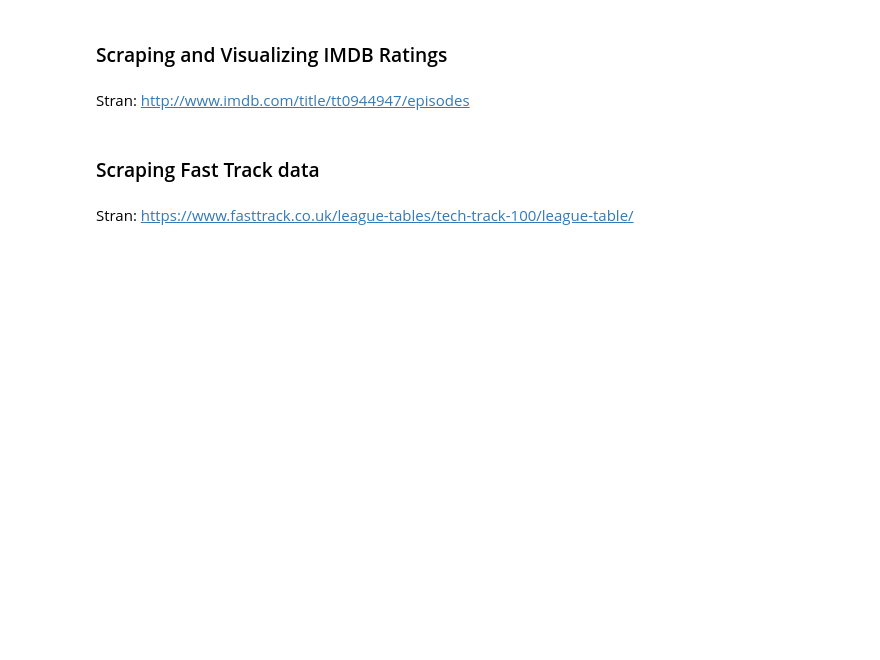
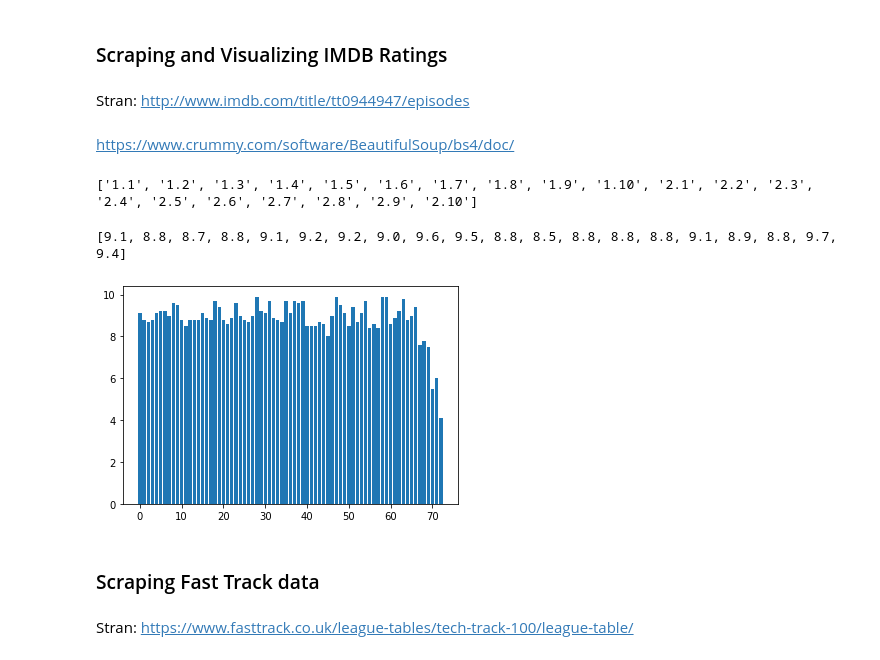
Before and after one commit to icta-tecaji/python-data-analysis-public, a Jupyter notebook: Del_11_Web_Scraping/11_Web_scraping_CLEAN.ipynb, the cells around one changed output. Saved outputs shown, nothing was run; the diff lists cells and outputs as text; code cells hidden in the pictures; blank space fills up the shorter version.

```diff
--- a/Del_11_Web_Scraping/11_Web_scraping_CLEAN.ipynb
+++ b/Del_11_Web_Scraping/11_Web_scraping_CLEAN.ipynb
@@ -49,0 +247,3 @@ url = 'https://hacker-news.firebaseio.com/v0'
+# %%
+top_stories = top_stroies_res.json()
+print(top_stories[:10])
@@ -49,0 +252,9 @@ url = 'https://hacker-news.firebaseio.com/v0'
+# %%
+articles = []
+# %%
+for stroy_id in top_stories[:10]:
+    story_url = f'{url}/item/{stroy_id}.json?print=pretty'
+    print(f'Prenos: {story_url}')
+    r = requests.get(story_url)
+    story_dict = r.json()
+    articles.append(story_dict)
@@ -68,10 +345,45 @@ Primer: https://support.spatialkey.com/spatialkey-sample-csv-data/
 ### Scraping and Visualizing IMDB Ratings
 # %% [markdown]
 Stran: http://www.imdb.com/title/tt0944947/episodes
+# %% [markdown]
+https://www.crummy.com/software/BeautifulSoup/bs4/doc/
 # %%
 import requests
 from bs4 import BeautifulSoup
 url = 'http://www.imdb.com/title/tt0944947/episodes'
+# %%
+episodes = []
+ratings = []
+
+for season in range(1,9):
+    r = requests.get(url, params={'season': season})
+    soup = BeautifulSoup(r.text, 'html.parser')
+    listing = soup.find('div', class_='eplist')
+
+    for epnr, div in enumerate(listing.find_all('div', recursive=False)):
+        episode = f'{season}.{epnr + 1}'
+        rating_el = div.find(class_='ipl-rating-star__rating')
+        #print(episode, rating_el)
+        rating = float(rating_el.get_text(strip=True))
+        episodes.append(episode)
+        ratings.append(rating)
+# %%
+print(episodes[:20])
+# %% [output]
+['1.1', '1.2', '1.3', '1.4', '1.5', '1.6', '1.7', '1.8', '1.9', '1.10', '2.1', '2.2', '2.3', '2.4', '2.5', '2.6', '2.7', '2.8', '2.9', '2.10']
+# %%
+print(ratings[:20])
+# %% [output]
+[9.1, 8.8, 8.7, 8.8, 9.1, 9.2, 9.2, 9.0, 9.6, 9.5, 8.8, 8.5, 8.8, 8.8, 8.8, 9.1, 8.9, 8.8, 9.7, 9.4]
+# %%
+import matplotlib.pyplot as plt
+
+plt.figure()
+positions = [a for a in range(len(ratings))]
+plt.bar(positions, ratings, align='center')
+plt.show()
+# %% [output]
+[figure, added]
 # %% [markdown]
 ### Scraping Fast Track data
 # %% [markdown]
```
Also changed, not shown: parts of 58 cells of this notebook, 2 other files.
